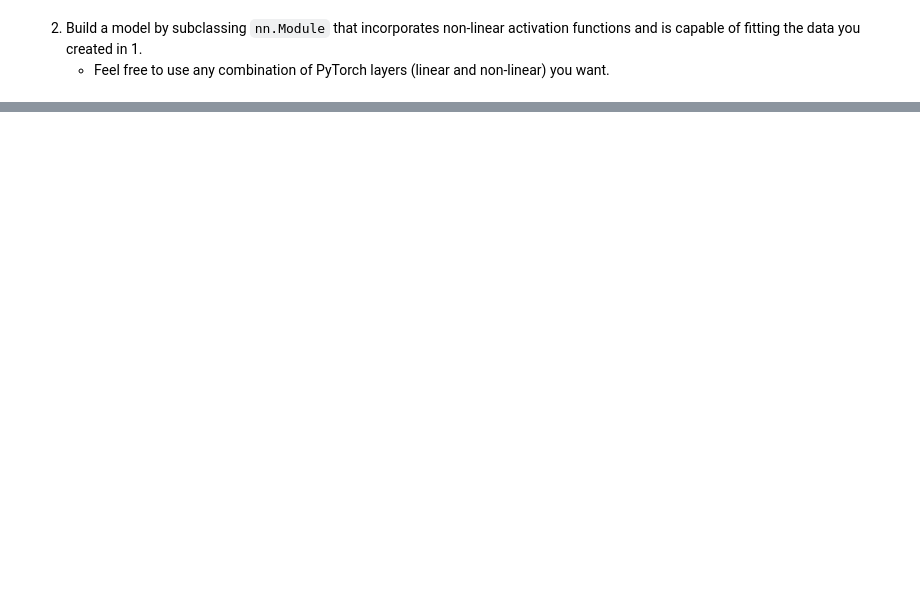
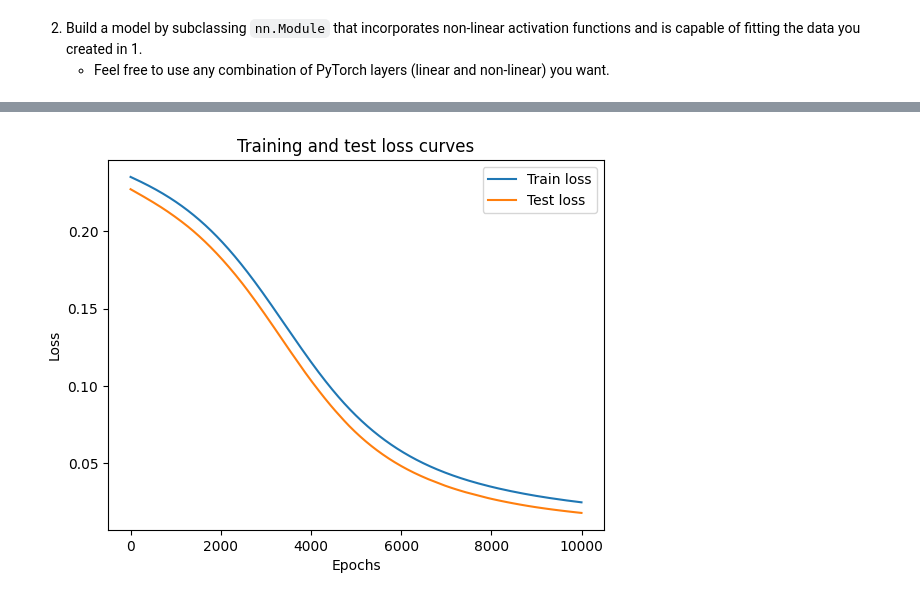
Before and after one commit to amrirasyidi/ztm_pytorch_learn, a Jupyter notebook: 02_pytorch_classification.ipynb, the cells around one changed output, grey strips where cells are left out. Drawn from its saved outputs; the diff is of its cells as text; code cells hidden in the pictures; blank space fills up the shorter version.

```diff
--- a/02_pytorch_classification.ipynb
+++ b/02_pytorch_classification.ipynb
@@ -1855,3 +1857,20 @@ for i, data in enumerate([(X_train, y_train), (X_test, y_test)]):
 # %% [markdown]
 2. Build a model by subclassing `nn.Module` that incorporates non-linear activation functions and is capable of fitting the data you created in 1.
     * Feel free to use any combination of PyTorch layers (linear and non-linear) you want.
+# %%
+class NonLinearModel(nn.Module):
+  def __init__(self, infeature, hidden_layer, outfeature):
+    super().__init__()
+    self.linear_layer_stack = nn.Sequential(
+        nn.Linear(in_features=infeature, out_features=hidden_layer),
+        nn.ReLU(),
+        nn.Linear(in_features=hidden_layer, out_features=hidden_layer),
+        nn.ReLU(),
+        nn.Linear(in_features=hidden_layer, out_features=outfeature),
+    )
+
+  def forward(self, x):
+    return self.linear_layer_stack(x)
+# %%
+model_ex = NonLinearModel(2, 8, 1).to(device)
+model_ex.parameters
@@ -1858 +1889,5 @@ for i, data in enumerate([(X_train, y_train), (X_test, y_test)]):
+# %%
+# Setup loss and optimizer
+loss_fn = nn.BCEWithLogitsLoss()
+optimizer = torch.optim.SGD(model_ex.parameters(), lr=0.01)
 # %% [markdown]
@@ -1898,0 +1975,10 @@ plt.show()
+# %%
+# Plot the loss curves
+plt.plot(epoch_count, train_loss_values, label="Train loss")
+plt.plot(epoch_count, test_loss_values, label="Test loss")
+plt.title("Training and test loss curves")
+plt.ylabel("Loss")
+plt.xlabel("Epochs")
+plt.legend();
+# %% [output]
+[figure, added]
```
Also changed, not shown: parts of 34 cells of this notebook.
